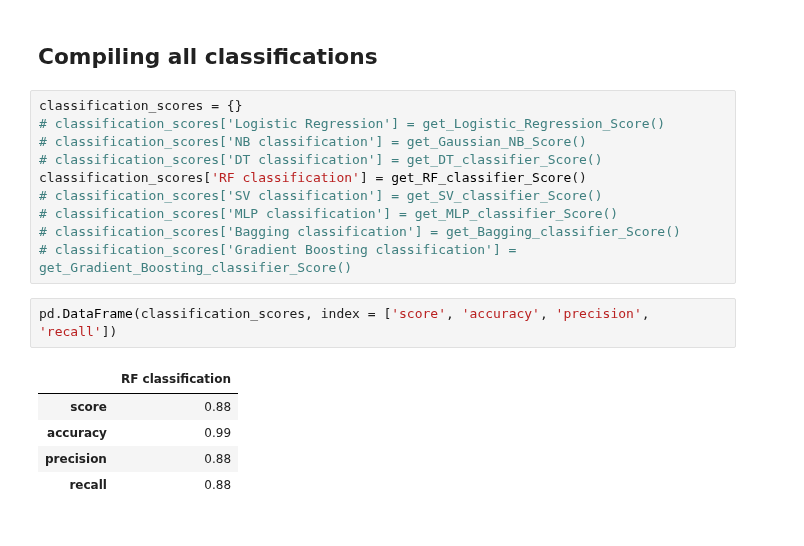
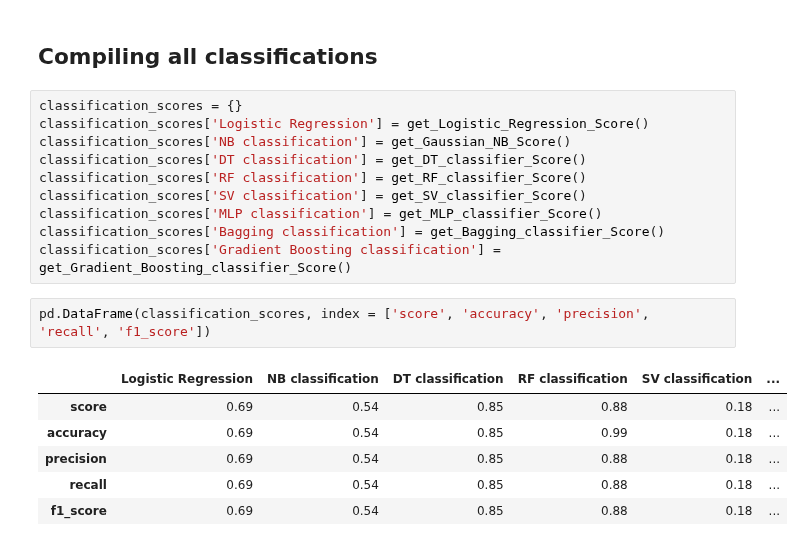
Before and after one commit to Nipun-Gupta26/ML-Project, a Jupyter notebook: pre_without_cv.ipynb, the cells around one changed output. Saved outputs shown, nothing was run; the diff lists cells and outputs as text.

```diff
--- a/pre_without_cv.ipynb
+++ b/pre_without_cv.ipynb
@@ -596,19 +596,20 @@ def get_Gradient_Boosting_classifier_Score():
 ## Compiling all classifications
 # %%
 classification_scores = {}
-# classification_scores['Logistic Regression'] = get_Logistic_Regression_Score()
-# classification_scores['NB classification'] = get_Gaussian_NB_Score()
-# classification_scores['DT classification'] = get_DT_classifier_Score()
+classification_scores['Logistic Regression'] = get_Logistic_Regression_Score()
+classification_scores['NB classification'] = get_Gaussian_NB_Score()
+classification_scores['DT classification'] = get_DT_classifier_Score()
 classification_scores['RF classification'] = get_RF_classifier_Score()
-# classification_scores['SV classification'] = get_SV_classifier_Score()
-# classification_scores['MLP classification'] = get_MLP_classifier_Score()
-# classification_scores['Bagging classification'] = get_Bagging_classifier_Score()
-# classification_scores['Gradient Boosting classification'] = get_Gradient_Boosting_classifier_Score()
+classification_scores['SV classification'] = get_SV_classifier_Score()
+classification_scores['MLP classification'] = get_MLP_classifier_Score()
+classification_scores['Bagging classification'] = get_Bagging_classifier_Score()
+classification_scores['Gradient Boosting classification'] = get_Gradient_Boosting_classifier_Score()
 # %%
-pd.DataFrame(classification_scores, index = ['score', 'accuracy', 'precision', 'recall'])
+pd.DataFrame(classification_scores, index = ['score', 'accuracy', 'precision', 'recall', 'f1_score'])
 # %% [output]
-|  | RF classification |
-| score | 0.88 |
-| accuracy | 0.99 |
-| precision | 0.88 |
-| recall | 0.88 |
+|  | Logistic Regression | NB classification | DT classification | RF classification | SV classification | ... |
+| score | 0.69 | 0.54 | 0.85 | 0.88 | 0.18 | ... |
+| accuracy | 0.69 | 0.54 | 0.85 | 0.99 | 0.18 | ... |
+| precision | 0.69 | 0.54 | 0.85 | 0.88 | 0.18 | ... |
+| recall | 0.69 | 0.54 | 0.85 | 0.88 | 0.18 | ... |
+| f1_score | 0.69 | 0.54 | 0.85 | 0.88 | 0.18 | ... |
```
Also changed, not shown: parts of 2 cells of this notebook, 8 other files.
